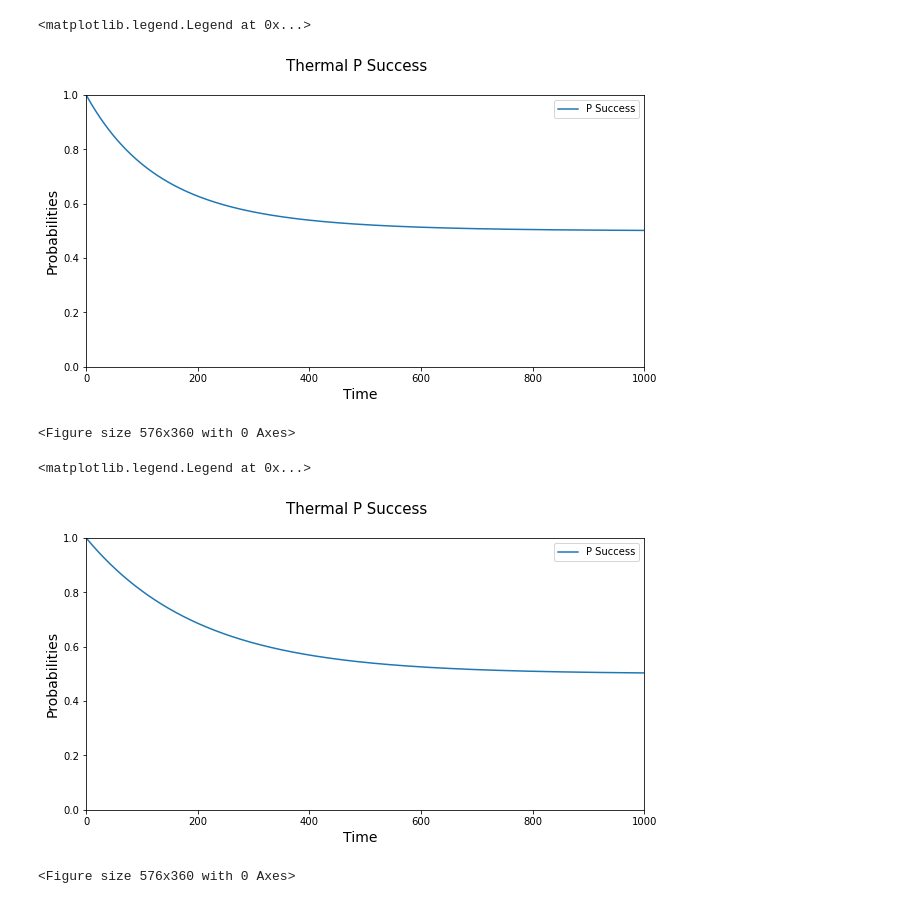
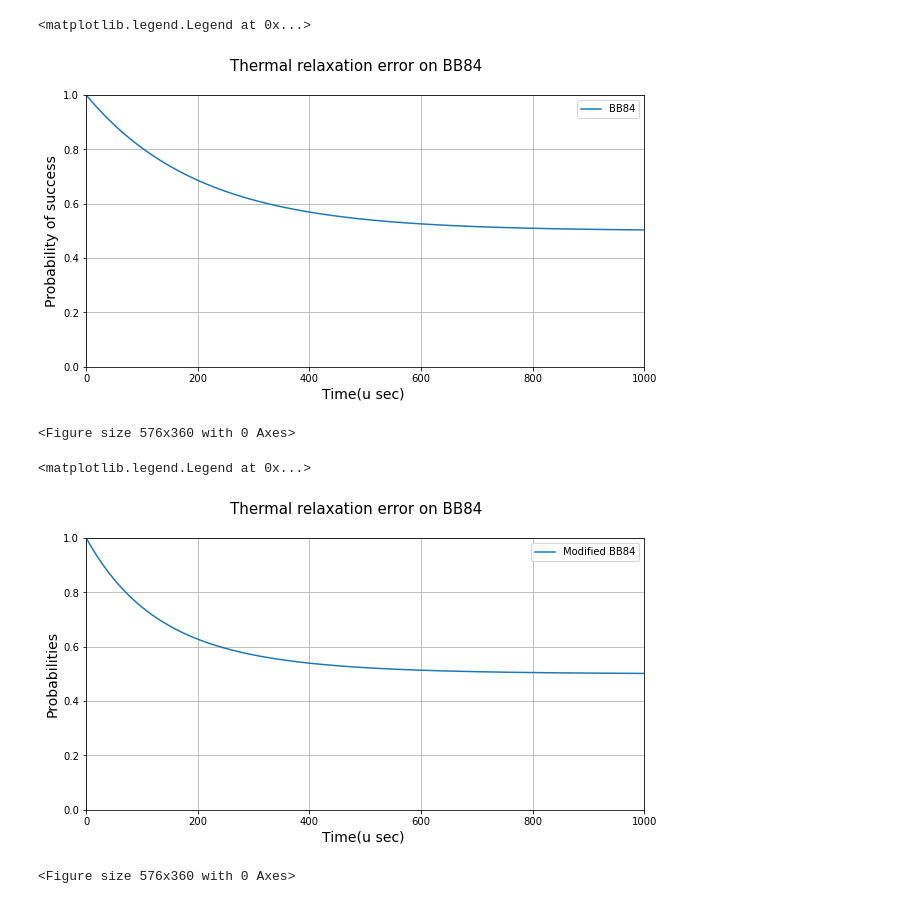
Before and after one commit to bishwajitprasadgond/Amplitude-damping-error-on-Quantum-Key-Distribution-Protocols-Effect-and-A-Probable-Bypass, a Jupyter notebook: BB84/Probability of Success BB84 and Modified BB84 Mathematically.ipynb, the cells around one changed output. Drawn from its saved outputs; the diff is of its cells as text; code cells hidden in the pictures.

```diff
--- a/BB84/Probability of Success BB84 and Modified BB84 Mathematically.ipynb
+++ b/BB84/Probability of Success BB84 and Modified BB84 Mathematically.ipynb
@@ -31,12 +21,12 @@ y1=Map_list1
 import matplotlib.pyplot as plt
 from matplotlib.ticker import (AutoMinorLocator, MultipleLocator)
 fig, ax = plt.subplots(figsize=(10, 5))
-fig.suptitle('Thermal P Success',fontsize=15)
+fig.suptitle('Thermal relaxation error on BB84',fontsize=15)
 # naming the x axis
-plt.xlabel('Time  ',fontsize=14)
+plt.xlabel('Time(u sec) ',fontsize=14)
 # naming the y axis
-plt.ylabel('Probabilities',fontsize=14)
-
+plt.ylabel('Probability of success',fontsize=14)
+plt.grid()
 ax.set_xlim(0, 1000)
 ax.set_ylim(0,1)
 fig = plt.figure(figsize=(8,5))
@@ -45,11 +35,11 @@ x1=[1, 2, 3, 4, 5, 6, 7, 8, 9, 10, 11, 12, 13, 14, 15, 16, 17, 18, 19, 20, 21, 2
 # plotting the line 2 points
-ax.plot(x1, y1, label = "P Success")
+ax.plot(x1, y1, label = "BB84")
 #ax.axes.xaxis.set_ticks([])
 # show a legend on the plot
 ax.legend()
 # %% [output]
 <matplotlib.legend.Legend at 0x...>
-[figure, old version]
+[figure, new version]
 <Figure size 576x360 with 0 Axes>
 # %%
 import numpy as np
@@ -72,12 +62,12 @@ y1=Map_list2
 import matplotlib.pyplot as plt
 from matplotlib.ticker import (AutoMinorLocator, MultipleLocator)
 fig, ax = plt.subplots(figsize=(10, 5))
-fig.suptitle('Thermal P Success',fontsize=15)
+fig.suptitle('Thermal relaxation error on BB84',fontsize=15)
 # naming the x axis
-plt.xlabel('Time  ',fontsize=14)
+plt.xlabel('Time(u sec) ',fontsize=14)
 # naming the y axis
 plt.ylabel('Probabilities',fontsize=14)
-
+plt.grid()
 ax.set_xlim(0, 1000)
 ax.set_ylim(0,1)
 fig = plt.figure(figsize=(8,5))
@@ -86,11 +76,11 @@ x1=[1, 2, 3, 4, 5, 6, 7, 8, 9, 10, 11, 12, 13, 14, 15, 16, 17, 18, 19, 20, 21, 2
 # plotting the line 2 points
-ax.plot(x1, y1, label = "P Success")
+ax.plot(x1, y1, label = "Modified BB84")
 #ax.axes.xaxis.set_ticks([])
 # show a legend on the plot
 ax.legend()
 # %% [output]
 <matplotlib.legend.Legend at 0x...>
-[figure, old version]
+[figure, new version]
 <Figure size 576x360 with 0 Axes>
 # %%
 y1= Map_list1
```
Also changed, not shown: parts of 2 cells of this notebook.
